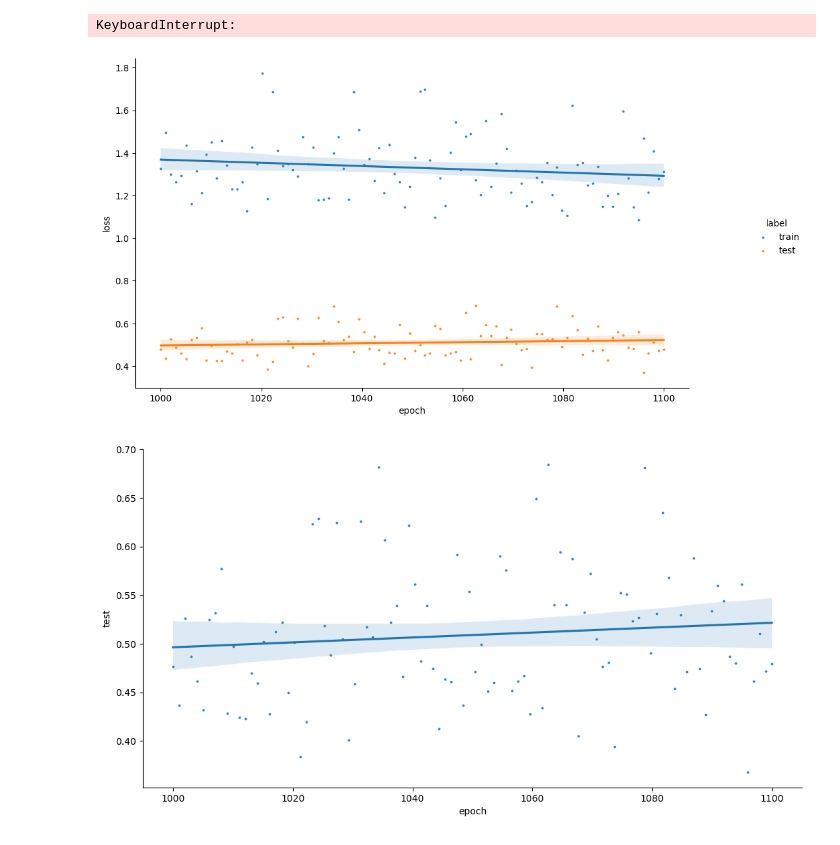
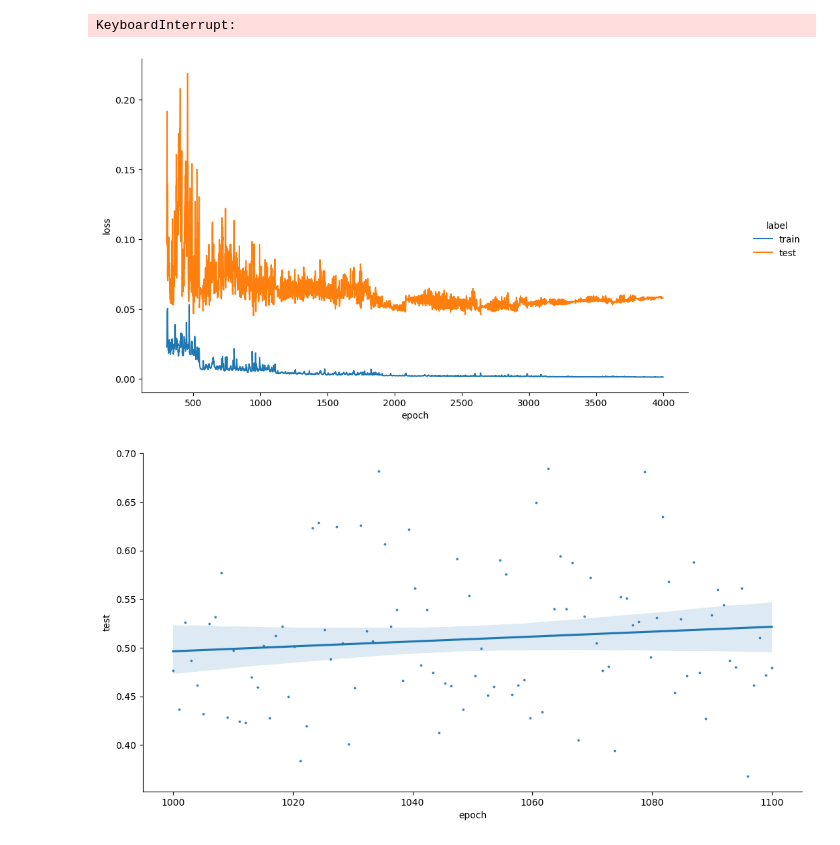
Before and after one commit to pigz2538/tbmodel, a Jupyter notebook: test.ipynb, the cells around one changed output. Drawn from its saved outputs; the diff is of its cells as text; code cells hidden in the pictures.

```diff
--- a/test.ipynb
+++ b/test.ipynb
@@ -251,36 +251,37 @@ if __name__ == '__main__':
 # %%
 import matplotlib.pyplot as plt
 import numpy as np
 import pandas as pd
 import seaborn as sb
 
 
 train_loss = np.load('/media/pigz2538/e30413cf-5429-46b3-8fe9-ea458052c437/文档/tbmodel/results/losses.npy')
 test_loss = np.load('/media/pigz2538/e30413cf-5429-46b3-8fe9-ea458052c437/文档/tbmodel/results/test_losses.npy')
 
-start = 1000
-end = 1100
+start = 300
+end = 4000
 
 x = np.linspace(start, end, end-start)
 x = np.concatenate((x,x))
 train_label = ['train'] * (end-start)
 test_label = ['test'] * (end-start)
 labels = train_label + test_label
 loss = np.concatenate((train_loss[start:end],test_loss[start:end]))
 
 data = pd.DataFrame({'epoch': x, 'label': labels, 'loss': loss})
 
 # plt.figure(figsize=(18, 16))
 sb.set_context({'figure.figsize':[12, 6]})
-plot = sb.lmplot(data=data, x='epoch', y='loss', hue='label', scatter_kws={'s': 3})
+# plot = sb.lmplot(data=data, x='epoch', y='loss', hue='label', scatter_kws={'s': 3})
+plot = sb.relplot(data=data,  kind="line", x='epoch', y='loss', hue='label')
 plot.figure.set_size_inches(12,6)
 # plot.legend(markerscale=2)
 # plt.plot(loss[800:1500], label='train_loss')
 # plt.plot(test_loss[800:1500], label='test_loss')
 # plt.legend()
 # plt.show()
 # %% [output]
-[figure, old version]
+[figure, new version]
 # %%
 x = np.linspace(start, end, end-start)
 
```
Also changed, not shown: parts of 6 cells of this notebook, 6 other files.
